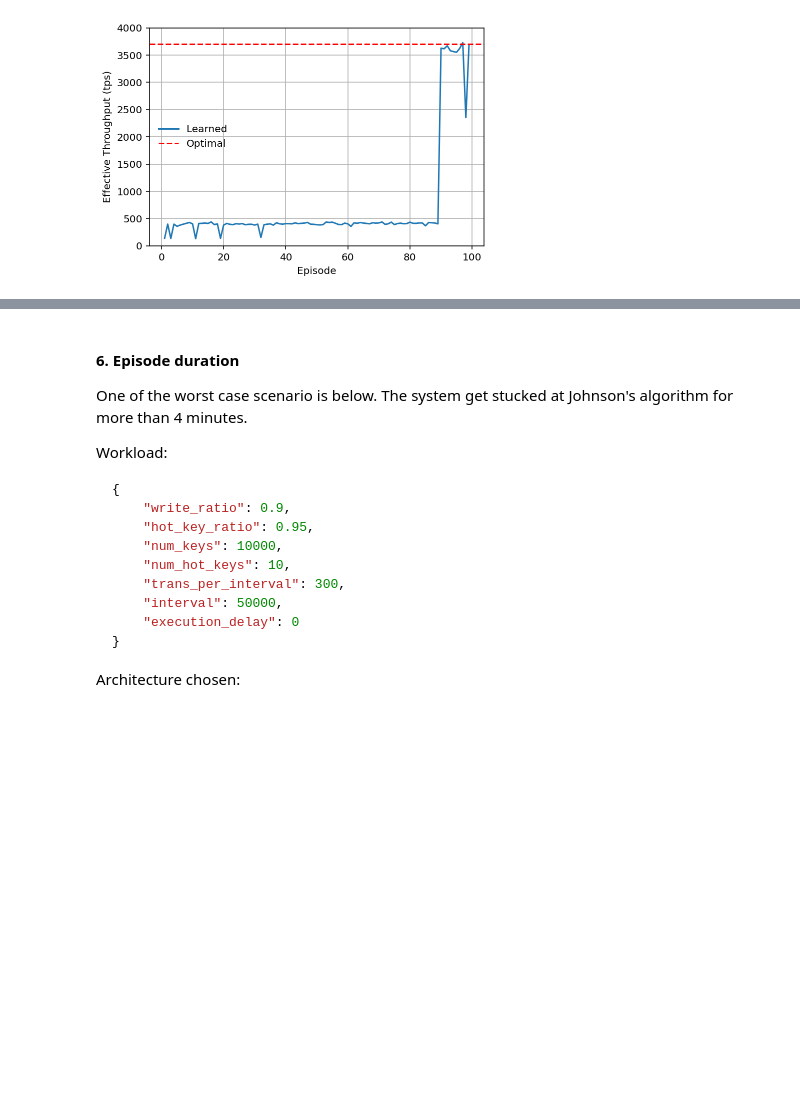
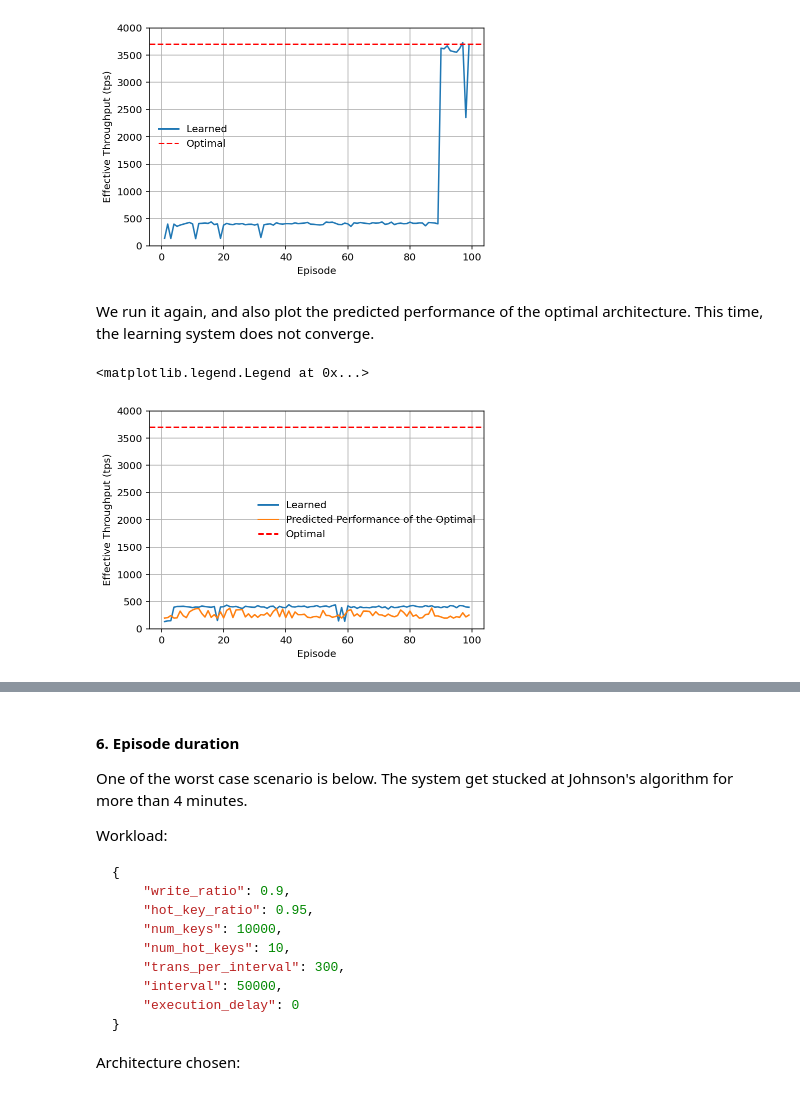
Before and after one commit to chenyuanwu/AdaChain, a Jupyter notebook: src/learning/visualization.ipynb, the cells around one changed output, grey strips where cells are left out. Drawn from its saved outputs; the diff is of its cells as text; code cells hidden in the pictures; blank space fills up the shorter version.

```diff
--- a/src/learning/visualization.ipynb
+++ b/src/learning/visualization.ipynb
@@ -111,3 +113,21 @@ It is converging to optimal, but the convergence speed is much slower than the f
 exp1_plot_throughput('ts_episode_100_7.csv', 4000, 3700)
 # %% [output]
 [figure]
+# %% [markdown]
+We run it again, and also plot the predicted performance of the optimal architecture. This time, the learning system does not converge.
+# %%
+df = pd.read_csv('ts_episode_100_8.csv')
+df.rename(columns=str.strip, inplace=True)
+
+plt.figure(figsize=(6, 4))
+plt.xlabel('Episode')
+plt.ylabel('Effective Throughput (tps)')
+plt.ylim(0, 4000)
+plt.plot(range(1, len(df) + 1), df['throughput'], label='Learned')
+plt.plot(range(1, len(df) + 1), df['optimal_action_predicted'], label='Predicted Performance of the Optimal')
+plt.grid(True)
+plt.axhline(y=3700, color="red", linestyle="--", label="Optimal")
+plt.legend(frameon=False)
+# %% [output]
+<matplotlib.legend.Legend at 0x...>
+[figure, added]
```
Also changed, not shown: parts of 14 cells of this notebook, 9 other files.
